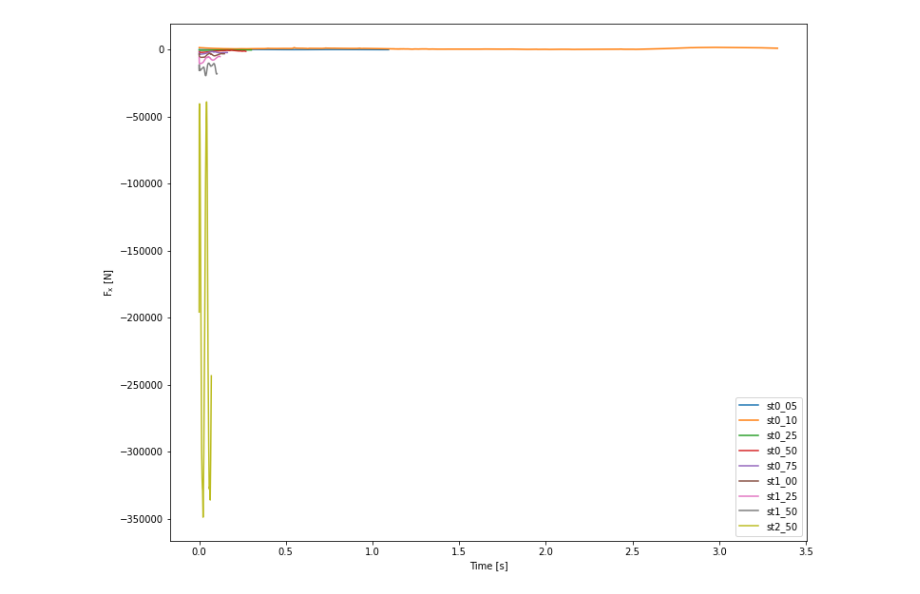
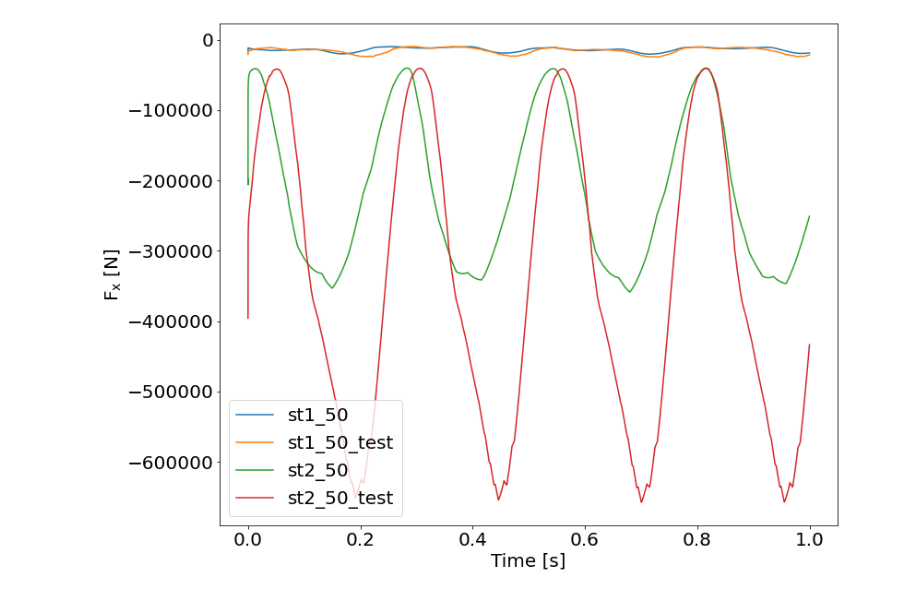
Before and after one commit to michaelcoe/Ika-Flow, a Jupyter notebook: OpenFOAM/postProcessing/plotForces_singleCase.ipynb, the cells around one changed output. Cells and saved outputs as stored; diff of their text form; code cells hidden in the pictures.

```diff
--- a/OpenFOAM/postProcessing/plotForces_singleCase.ipynb
+++ b/OpenFOAM/postProcessing/plotForces_singleCase.ipynb
@@ -31,7 +31,7 @@ def fit_data(xData, yData):
 
     return popt, r_squared
 # %%
-data_location = r'/home/mco143/Documents/Current_OpenFOAM_Simulations/Ebrahim_fixed'
+data_location = r'/home/mco143/Documents/Current_OpenFOAM_Simulations/overPimpleMeshCoFoam_test'
 
 force_paths = pio.get_files(data_location, 'force.dat')
 force_paths.sort()
@@ -54,39 +54,41 @@ for solverFile in solver_paths:
 
     constantDict['totalTime'].append(tmp[-1])
 
-cycles =  1
+cycles =  2
 total_cycles = 3.0
 
 forces = [Forces(filepath, cycles, total_cycles, True, True) for filepath in force_paths]
 coeffs = [ForceCoefficients(filepath, cycles, total_cycles, True, True) for filepath in coefficients_paths]
 # %%
+plt.rcParams.update({'font.size':20})
+
 density = 1025
 fudgeFactor = 1.0
 U = 1.0
 kinvis = 2.5e-5
 chord = 1.0
 
 St = [0.05, 0.10, 0.25, 0.50, 0.75, 1.0, 1.25, 1.50, 2.50]
 average_fx = []
 case = []
 
 fig1, ax1 = plt.subplots(figsize=(12,10))
 for force in forces:
     average_fx.append(force.averageFilteredForces['total']['x']/(0.5*density*U**2*chord))
     case.append(force.specific_case)
 
-    ax1.plot(force.filteredForces['time'], force.filteredForces['total']['x'], label=force.specific_case)
+    ax1.plot(force.filteredForces['time']/force.filteredForces['time'][-1], force.filteredForces['total']['x'], label=force.specific_case)
 
 ax1.set_xlabel('Time [s]')
 ax1.set_ylabel('$\mathrm{F_x}$ [N]')
 #ax2 = plt.axes([0, 0, 1, 1])
 #ip = InsetPosition(ax1, [0.2,0.4,0.55,0.55])
 #ax2.set_axes_locator(ip)
 #mark_inset(ax1, ax2, loc1=2, loc2=4, fc="none", ec='0.5')
 
 #ax1.set_ylim([-500, 500])
 ax1.legend()
 
 average_fx = np.asarray(average_fx)
 # %% [output]
-[figure, old version]
+[figure, new version]
```
Also changed, not shown: parts of 2 cells of this notebook, 5 other files.
